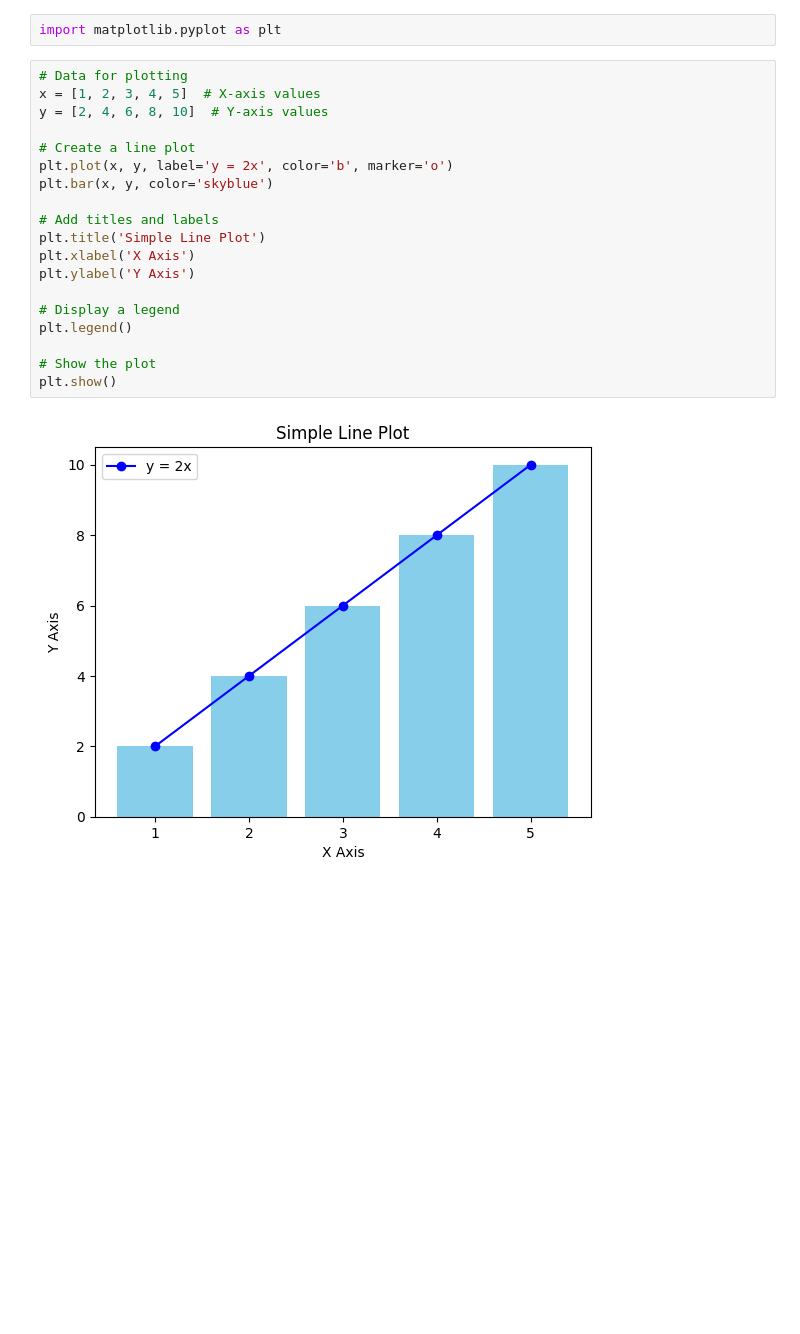
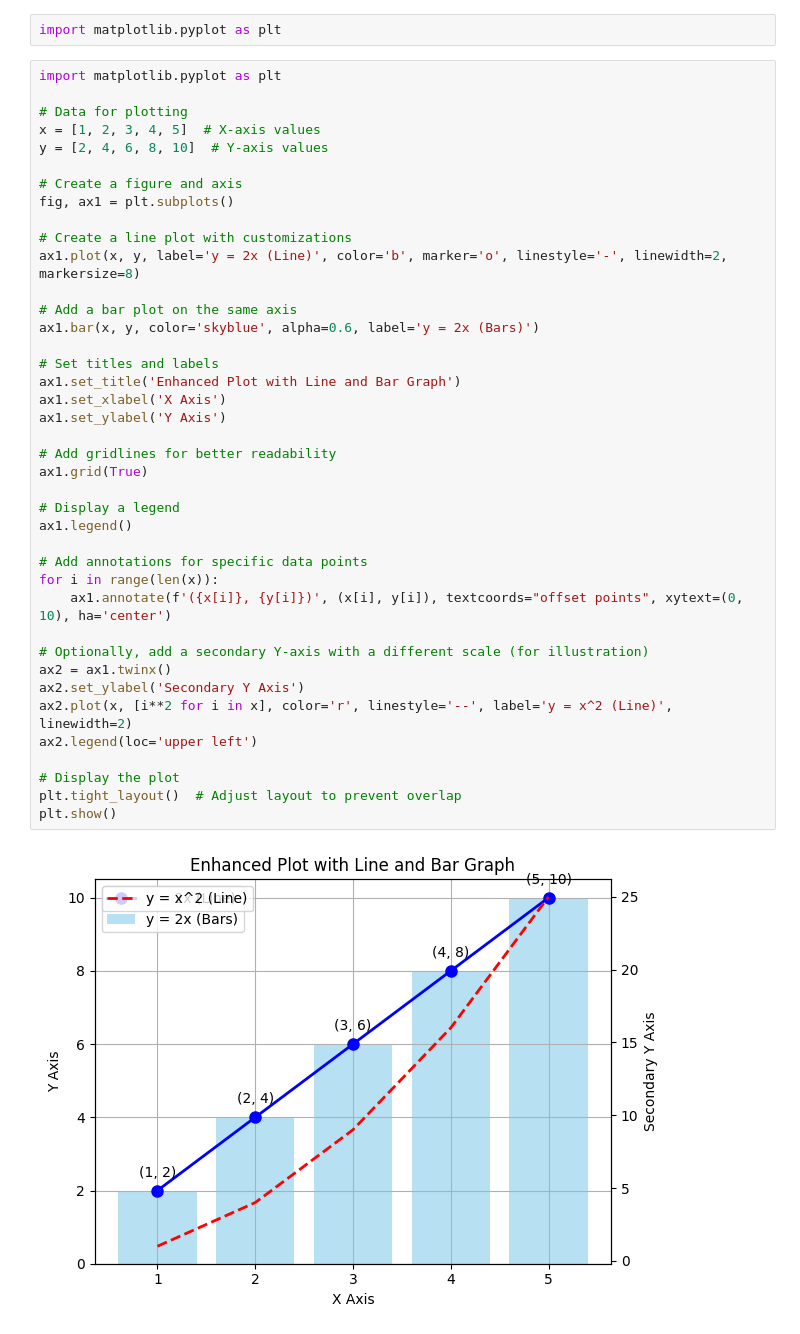
Before and after one commit to madhuriankara/py-notes, a Jupyter notebook: notebooks/code-snippets/bargraph_mat.ipynb, the cells around one changed output. Drawn from its saved outputs; the diff is of its cells as text; blank space fills up the shorter version.

```diff
--- a/notebooks/code-snippets/bargraph_mat.ipynb
+++ b/notebooks/code-snippets/bargraph_mat.ipynb
@@ -1,23 +1,44 @@
 # %%
 import matplotlib.pyplot as plt
 # %%
+import matplotlib.pyplot as plt
+
 # Data for plotting
 x = [1, 2, 3, 4, 5]  # X-axis values
 y = [2, 4, 6, 8, 10]  # Y-axis values
 
-# Create a line plot
-plt.plot(x, y, label='y = 2x', color='b', marker='o')
-plt.bar(x, y, color='skyblue')
+# Create a figure and axis
+fig, ax1 = plt.subplots()
 
-# Add titles and labels
-plt.title('Simple Line Plot')
-plt.xlabel('X Axis')
-plt.ylabel('Y Axis')
+# Create a line plot with customizations
+ax1.plot(x, y, label='y = 2x (Line)', color='b', marker='o', linestyle='-', linewidth=2, markersize=8)
+
+# Add a bar plot on the same axis
+ax1.bar(x, y, color='skyblue', alpha=0.6, label='y = 2x (Bars)')
+
+# Set titles and labels
+ax1.set_title('Enhanced Plot with Line and Bar Graph')
+ax1.set_xlabel('X Axis')
+ax1.set_ylabel('Y Axis')
+
+# Add gridlines for better readability
+ax1.grid(True)
 
 # Display a legend
-plt.legend()
+ax1.legend()
 
-# Show the plot
+# Add annotations for specific data points
+for i in range(len(x)):
+    ax1.annotate(f'({x[i]}, {y[i]})', (x[i], y[i]), textcoords="offset points", xytext=(0, 10), ha='center')
+
+# Optionally, add a secondary Y-axis with a different scale (for illustration)
+ax2 = ax1.twinx()
+ax2.set_ylabel('Secondary Y Axis')
+ax2.plot(x, [i**2 for i in x], color='r', linestyle='--', label='y = x^2 (Line)', linewidth=2)
+ax2.legend(loc='upper left')
+
+# Display the plot
+plt.tight_layout()  # Adjust layout to prevent overlap
 plt.show()
 # %% [output]
-[figure, old version]
+[figure, new version]
```
Also changed, not shown: 18 other files.
